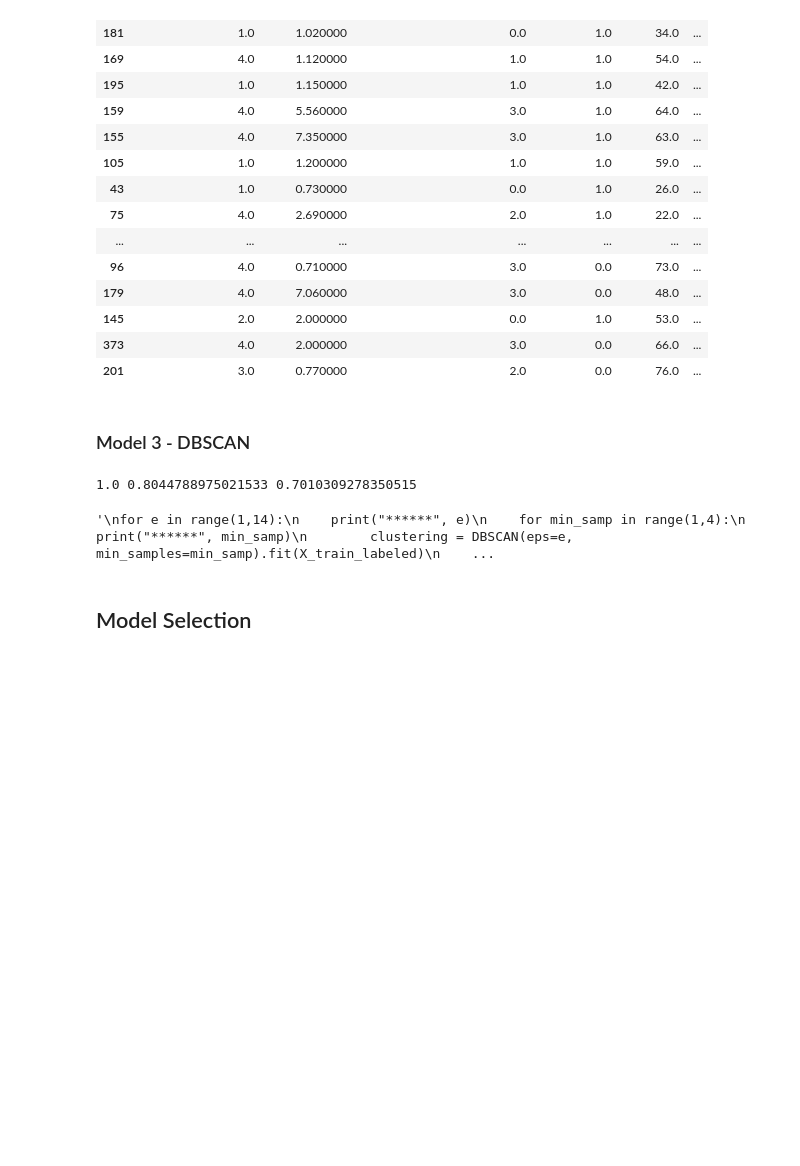
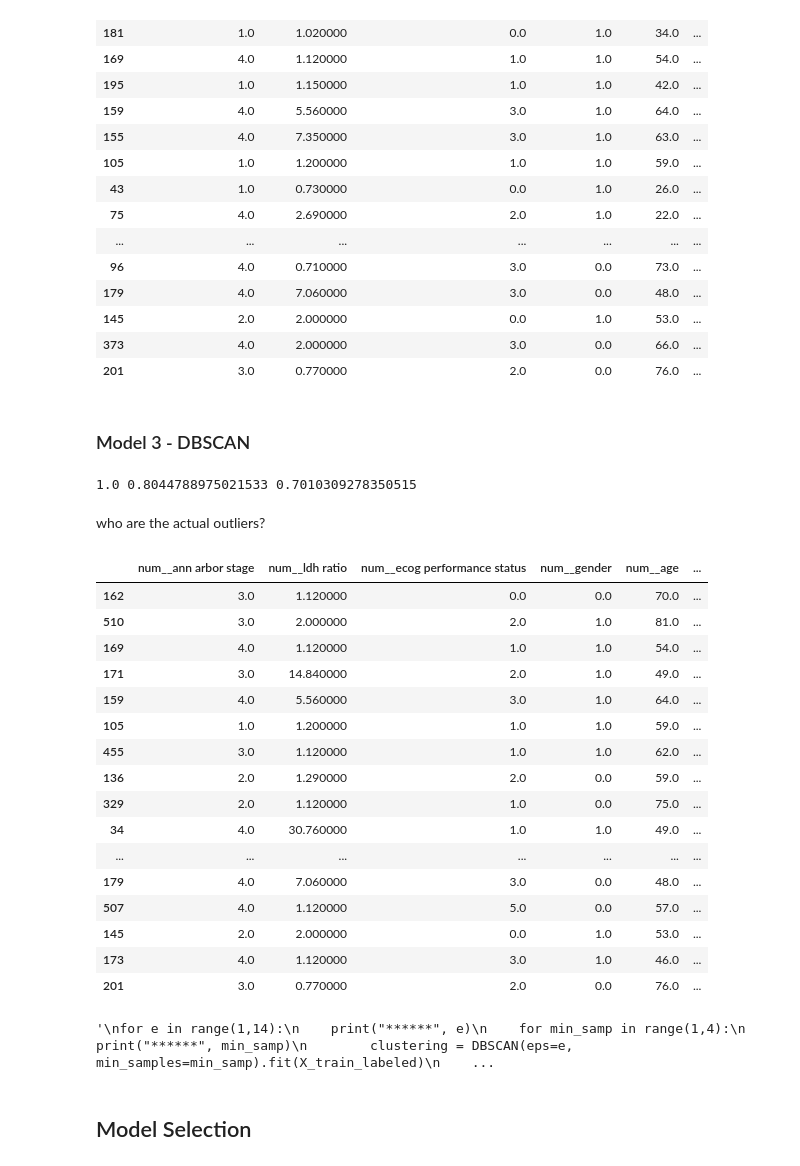
Before and after one commit to tamarshnirer/Anomality_Detection_in_Lymphoma_Patients, a Jupyter notebook: Untitled.ipynb, the cells around one changed output. Cells and saved outputs as stored; diff of their text form; code cells hidden in the pictures; blank space fills up the shorter version.

```diff
--- a/Untitled.ipynb
+++ b/Untitled.ipynb
@@ -948,6 +948,28 @@ train_accuracy,auc,test_accuracy = estimate_model(clf, temp_x_train, temp_y_trai
 print(train_accuracy,auc,test_accuracy)
 # %% [output]
 1.0 0.8044788975021533 0.7010309278350515
+# %% [markdown]
+who are the actual outliers?
+# %%
+X_train_labeled_unscaled[~mask_dbscan]
+# %% [output]
+|  | num__ann arbor stage | num__ldh ratio | num__ecog performance status | num__gender | num__age | ... |
+| 162 | 3.0 | 1.120000 | 0.0 | 0.0 | 70.0 | ... |
+| 510 | 3.0 | 2.000000 | 2.0 | 1.0 | 81.0 | ... |
+| 169 | 4.0 | 1.120000 | 1.0 | 1.0 | 54.0 | ... |
+| 171 | 3.0 | 14.840000 | 2.0 | 1.0 | 49.0 | ... |
+| 159 | 4.0 | 5.560000 | 3.0 | 1.0 | 64.0 | ... |
+| 105 | 1.0 | 1.200000 | 1.0 | 1.0 | 59.0 | ... |
+| 455 | 3.0 | 1.120000 | 1.0 | 1.0 | 62.0 | ... |
+| 136 | 2.0 | 1.290000 | 2.0 | 0.0 | 59.0 | ... |
+| 329 | 2.0 | 1.120000 | 1.0 | 0.0 | 75.0 | ... |
+| 34 | 4.0 | 30.760000 | 1.0 | 1.0 | 49.0 | ... |
+| ... | ... | ... | ... | ... | ... | ... |
+| 179 | 4.0 | 7.060000 | 3.0 | 0.0 | 48.0 | ... |
+| 507 | 4.0 | 1.120000 | 5.0 | 0.0 | 57.0 | ... |
+| 145 | 2.0 | 2.000000 | 0.0 | 1.0 | 53.0 | ... |
+| 173 | 4.0 | 1.120000 | 3.0 | 1.0 | 46.0 | ... |
+| 201 | 3.0 | 0.770000 | 2.0 | 0.0 | 76.0 | ... |
 # %%
 '''
 for e in range(1,14):
```
Also changed, not shown: parts of 13 cells of this notebook.
